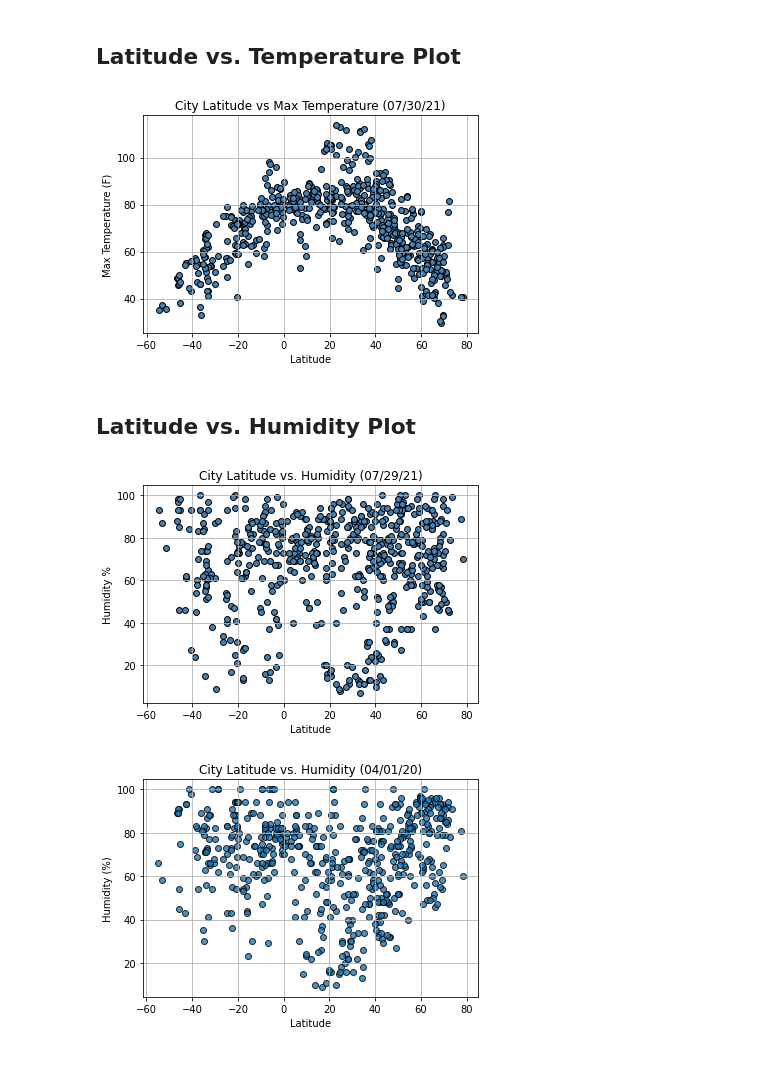
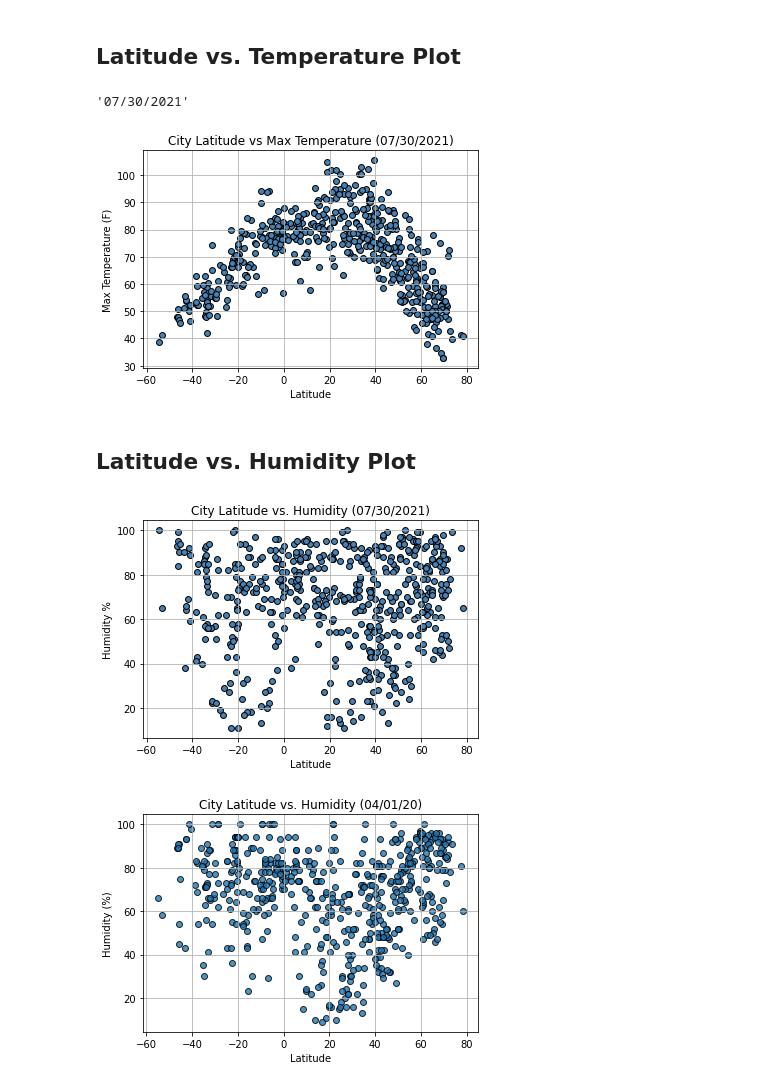
Before and after one commit to NickP20/python-api-challenge, a Jupyter notebook: WeatherPy/WeatherPy.ipynb, the cells around one changed output. Drawn from its saved outputs; the diff is of its cells as text; code cells hidden in the pictures.

```diff
--- a/WeatherPy/WeatherPy.ipynb
+++ b/WeatherPy/WeatherPy.ipynb
@@ -100,7 +100,7 @@ lng_list=[]
 max_temp_list=[]
 wind_speed_list=[]
 
-city_num = 1
+city_num = 0
 print("Beginning Data Retrieval")
 print("-------------------------------")
 
@@ -219,6 +219,11 @@ Skip this step if there are no cities that have humidity > 100%.
 * Save the plotted figures as .pngs.
 # %% [markdown]
 ## Latitude vs. Temperature Plot
+# %%
+date= today.strftime("%m/%d/%Y")
+date
+# %% [output]
+'07/30/2021'
 # %%
 #weather_df.plot(kind="scatter", x= "Lat", y="Max Temp", marker="o", edgecolors="black", size="200")
 plt.scatter(lat_list, max_temp_list, c ="steelblue",
@@ -226,28 +231,28 @@ plt.scatter(lat_list, max_temp_list, c ="steelblue",
             marker ="o",
             edgecolor ="black",
             s = 35)
-plt.title(f"City Latitude vs Max Temperature (07/30/21)")
+plt.title(f"City Latitude vs Max Temperature ({date})")
 plt.xlabel("Latitude")
 plt.ylabel("Max Temperature (F)")
 plt.grid()
 plt.show()
 # %% [output]
-[figure, old version]
+[figure, new version]
 # %% [markdown]
 ## Latitude vs. Humidity Plot
 # %%
 plt.scatter(lat_list, humidity_list, c="steelblue",
            linewidth = 1,
            marker = "o",
            edgecolor = "black",
            s = 35)
-plt.title("City Latitude vs. Humidity (07/29/21)")
+plt.title(f"City Latitude vs. Humidity ({date})")
 plt.xlabel("Latitude")
 plt.ylabel("Humidity %")
 plt.grid()
 plt.show()
 # %% [output]
-[figure, old version]
+[figure, new version]
 # %%
 # %% [output]
 [figure]
```
Also changed, not shown: parts of 19 cells of this notebook, 3 other files.
